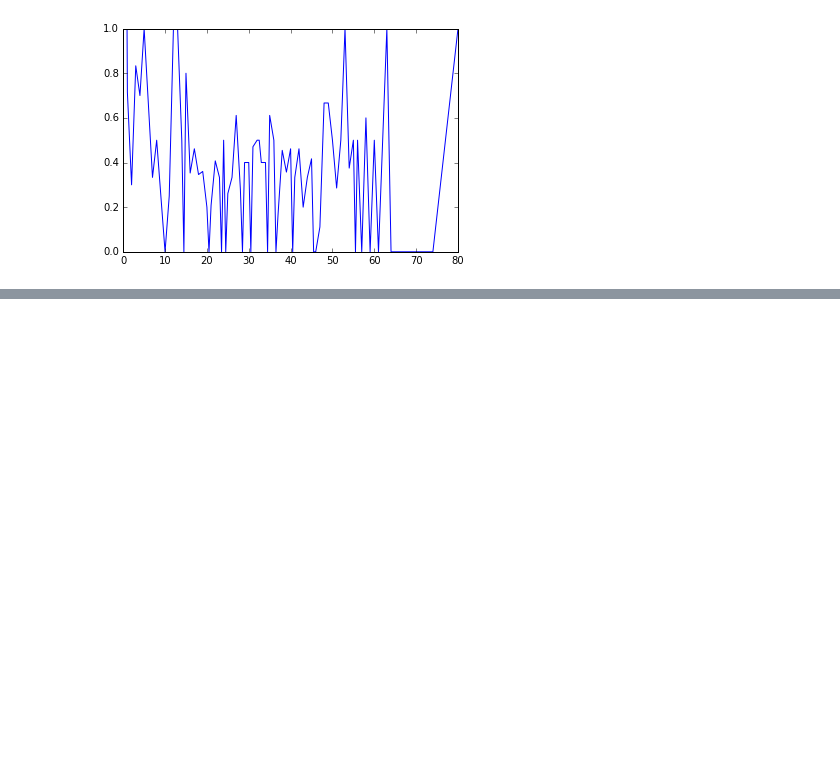
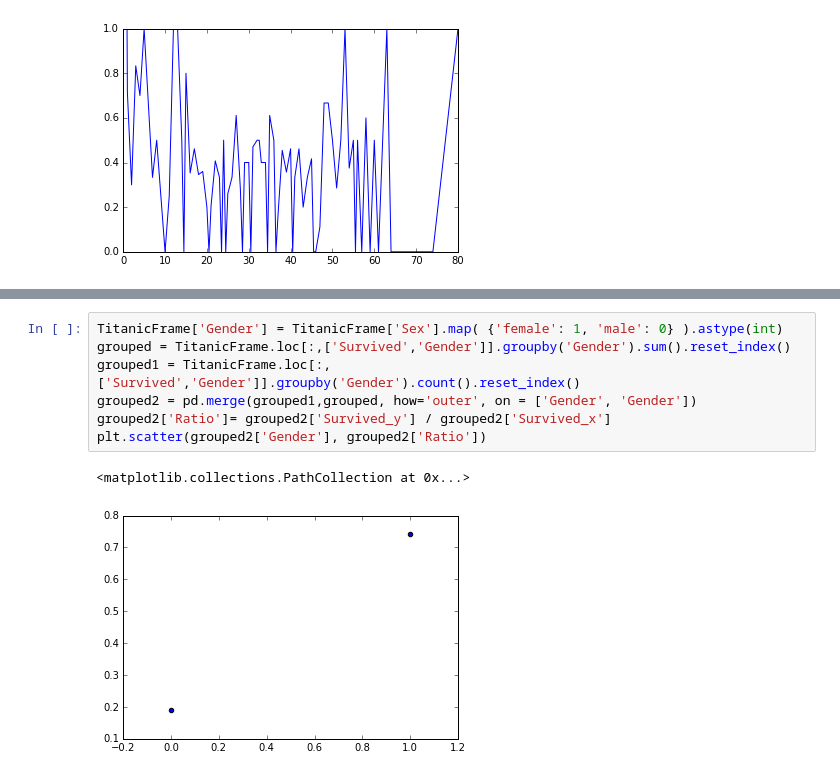
Before and after one commit to monkeydunkey/Titanic_Machine_Learning, a Jupyter notebook: Titanic Dataset.ipynb, the cells around one changed output, grey strips where cells are left out. Saved outputs shown, nothing was run; the diff lists cells and outputs as text; blank space fills up the shorter version.

```diff
--- a/Titanic Dataset.ipynb
+++ b/Titanic Dataset.ipynb
@@ -76,0 +86,10 @@ TitanicFrame[TitanicFrame['Age']==.42]
+# %%
+TitanicFrame['Gender'] = TitanicFrame['Sex'].map( {'female': 1, 'male': 0} ).astype(int)
+grouped = TitanicFrame.loc[:,['Survived','Gender']].groupby('Gender').sum().reset_index()
+grouped1 = TitanicFrame.loc[:,['Survived','Gender']].groupby('Gender').count().reset_index()
+grouped2 = pd.merge(grouped1,grouped, how='outer', on = ['Gender', 'Gender'])
+grouped2['Ratio']= grouped2['Survived_y'] / grouped2['Survived_x']
+plt.scatter(grouped2['Gender'], grouped2['Ratio'])
+# %% [output]
+<matplotlib.collections.PathCollection at 0x...>
+[figure, added]
```
Also changed, not shown: parts of 4 cells of this notebook.
